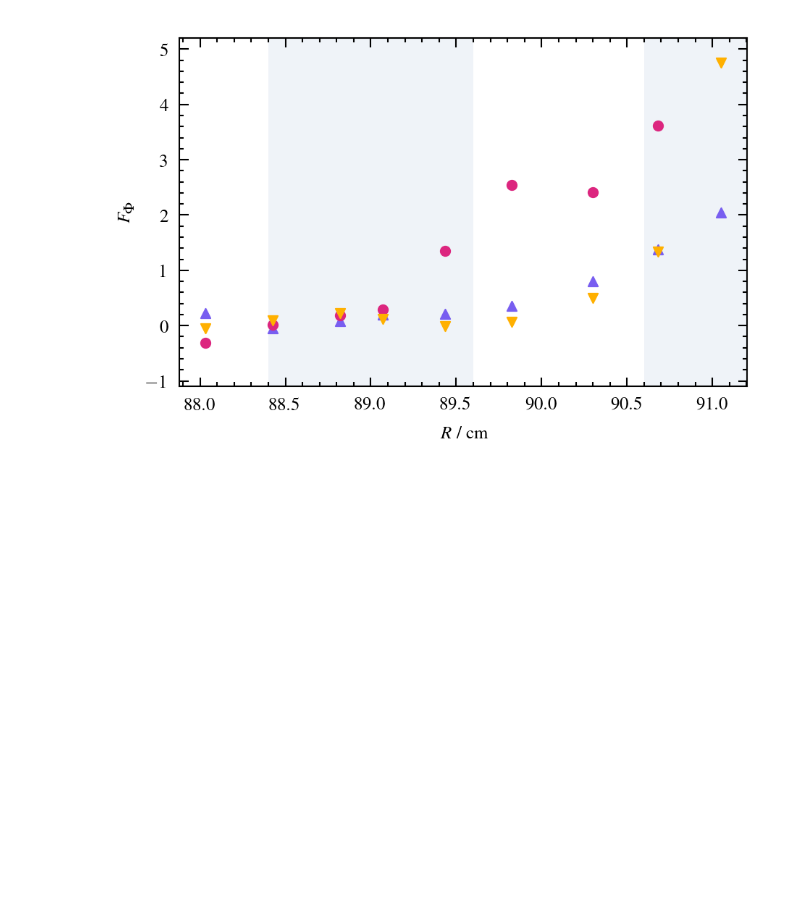
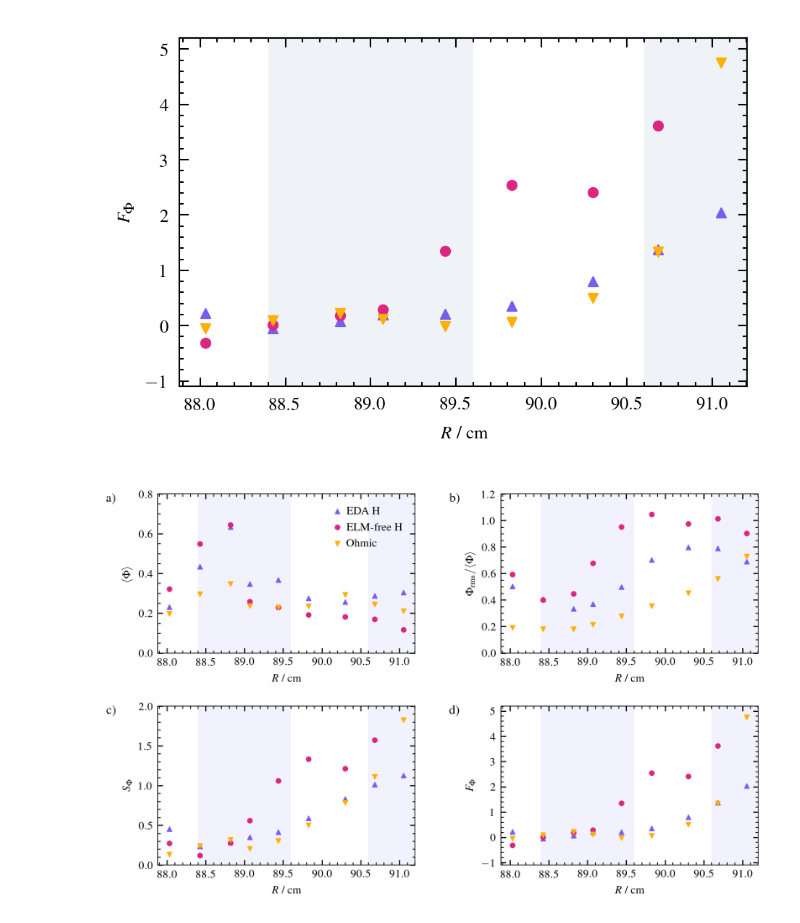
Before and after one commit to auroradh/PSI, a Jupyter notebook: GPI_lowest_order_moments.ipynb, the cells around one changed output. Saved outputs shown, nothing was run; the diff lists cells and outputs as text; code cells hidden in the pictures; blank space fills up the shorter version.

Commit message:
make lowest order moment figures into one figure

```diff
--- a/GPI_lowest_order_moments.ipynb
+++ b/GPI_lowest_order_moments.ipynb
@@ -173,3 +177,93 @@ if save:
 [figure]
 [figure]
 [figure]
+# %%
+# Kode fra Olga! Modifisert av meg
+
+save = True
+
+params = {}
+cosmoplots.set_rcparams_dynamo(params, num_cols=1)
+plt.style.use(["cosmoplots.default"])
+plt.rcParams['text.latex.preamble'] =  r'\usepackage{amsmath}' r'\usepackage{times}' r'\usepackage{mathptmx}' r'\usepackage{amssymb}' r'\newcommand{\taup}{\ensuremath{\tau_\shortparallel}}' r'\newcommand{\wh}{\widehat}' r'\newcommand{\ave}[1]{{\left<#1\right>}}'
+plt.rc('font',family='Times New Roman')
+
+
+def fixed_aspect_ratio(ratio, axes):
+    '''
+    Set a fixed aspect ratio on matplotlib plots
+    regardless of axis units
+    '''
+    for ax in axes:
+      xvals,yvals = ax.get_xlim(),ax.get_ylim()
+      xrange = xvals[1]-xvals[0] if ax.get_xscale() == "linear" else np.log10(xvals[1])-np.log10(xvals[0])
+      yrange = yvals[1]-yvals[0] if ax.get_yscale() == "linear" else np.log10(yvals[1])-np.log10(yvals[0])
+      ax.set_aspect(ratio*(xrange/yrange))
+
+rows = 2
+columns = 2
+
+fig, ax = cosmoplots.figure_multiple_rows_columns(rows, columns, labels=['a)','b)','c)','d)'],fontsize=9)
+
+ax0=ax[0]
+ax1=ax[1]
+ax2=ax[2]
+ax3=ax[3]
+
+ylabel_mean = r"$ \langle \Phi \rangle$"
+ylabel_rel_fluct = r"$\Phi_{\mathrm{rms}} /  \langle \Phi \rangle$"
+ylabel_skew = r"$S_{\Phi}$"
+ylabel_flat = r"$F_{\Phi}$"
+xlabel = r"$R$ / cm"
+xlim = [min(R_coordinates[:, 0]) - 0.15, max(R_coordinates[:, 0]) + 0.15]
+
+marker_size = 9
+
+
+for idx, shot in enumerate(shotlist):
+    ax0.scatter(R_coordinates[:,0], np.nanmean(shot_statistics[shot]['two_dim_mean'], axis=0), color=color_list[idx], marker=marker_list[idx], label=label_name[idx], s=12)
+    ax1.scatter(R_coordinates[:,0], np.nanmean(shot_statistics[shot]['two_dim_std'], axis=0) / np.nanmean(shot_statistics[shot]['two_dim_mean'], axis=0), color=color_list[idx], marker=marker_list[idx], s=12)
+    ax2.scatter(R_coordinates[:,0], np.nanmean(shot_statistics[shot]['two_dim_skew'], axis=0), color=color_list[idx], marker=marker_list[idx], s=12)
+    ax3.scatter(R_coordinates[:,0], np.nanmean(shot_statistics[shot]['two_dim_flat'], axis=0), color=color_list[idx], marker=marker_list[idx], s=12)
+
+ax0.set_ylim([0, 0.8])
+ax0.set_xlim(xlim)
+ax0.set_ylabel(ylabel_mean, rotation=90, labelpad=4)
+ax0.set_xlabel(xlabel)
+ax0.axvspan(88.4, 89.6, facecolor=(0.95, 0.95, 1.0), zorder=0) # I asked chatGPT what is a lighter lavendel color: (0.95, 0.95, 1.0)
+ax0.axvspan(90.6, 91.5, facecolor=(0.95, 0.95, 1.0), zorder=0)
+ax0.legend(frameon=False, labelspacing=0.5, borderaxespad=0.7, handletextpad=0.1)
+
+ax1.set_ylim(bottom=0, top=1.2)
+ax1.set_xlim(xlim)
+ax1.set_ylabel(ylabel_rel_fluct, rotation=90, labelpad=4)
+ax1.set_xlabel(xlabel)
+ax1.axvspan(88.4, 89.6, facecolor=(0.95, 0.95, 1.0), zorder=0) # I asked chatGPT what is a lighter lavendel color: (0.95, 0.95, 1.0)
+ax1.axvspan(90.6, 91.5, facecolor=(0.95, 0.95, 1.0), zorder=0)
+
+ax2.set_ylim(top=2, bottom=0)
+ax2.set_xlim(xlim)
+ax2.set_ylabel(ylabel_skew, rotation=90, labelpad=4)
+ax2.set_xlabel(xlabel)
+ax2.axvspan(88.4, 89.6, facecolor=(0.95, 0.95, 1.0), zorder=0) # I asked chatGPT what is a lighter lavendel color: (0.95, 0.95, 1.0)
+ax2.axvspan(90.6, 91.5, facecolor=(0.95, 0.95, 1.0), zorder=0)
+
+ax3.set_ylim(top=5.2, bottom=-1.1)
+ax3.set_xlim(xlim)
+ax3.set_ylabel(ylabel_flat, rotation=90, labelpad=4)
+ax3.set_xlabel(xlabel)
+ax3.axvspan(88.4, 89.6, facecolor=(0.95, 0.95, 1.0), zorder=0) # I asked chatGPT what is a lighter lavendel color: (0.95, 0.95, 1.0)
+ax3.axvspan(90.6, 91.5, facecolor=(0.95, 0.95, 1.0), zorder=0)
+
+
+
+fixed_aspect_ratio(1 / (0.5 * (1. + np.sqrt(5.0))), [ax0, ax1, ax2, ax3])
+
+if save == True:
+  formats = ["pdf", "eps"]
+  foldername = "/Users/ahe104/Box/time_delay_estimation/velocity_field/analysis/PSI/"
+  for fmt in formats:
+    filename = f"GPI_profiles_lowest_order_moments.{fmt}"
+    fig.savefig(foldername + filename, format=fmt)
+# %% [output]
+[figure, added]
```
Also changed, not shown: parts of 1 cell of this notebook.
